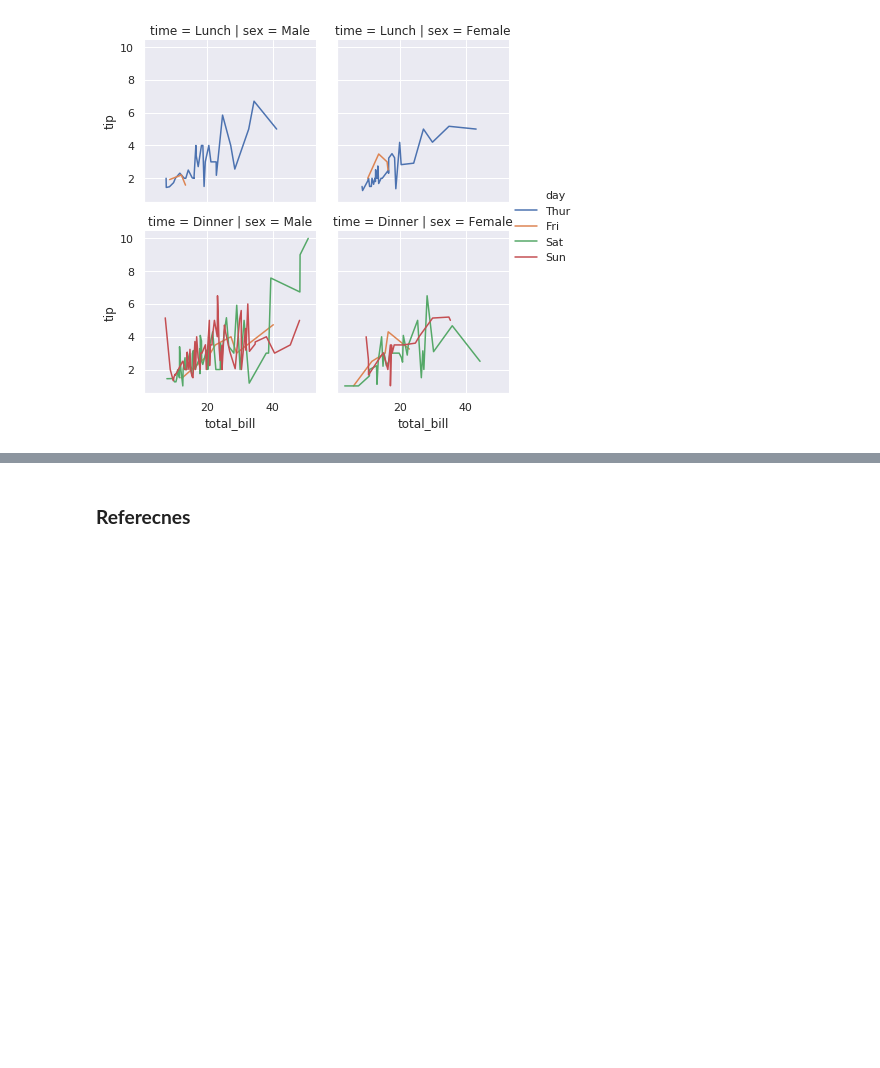
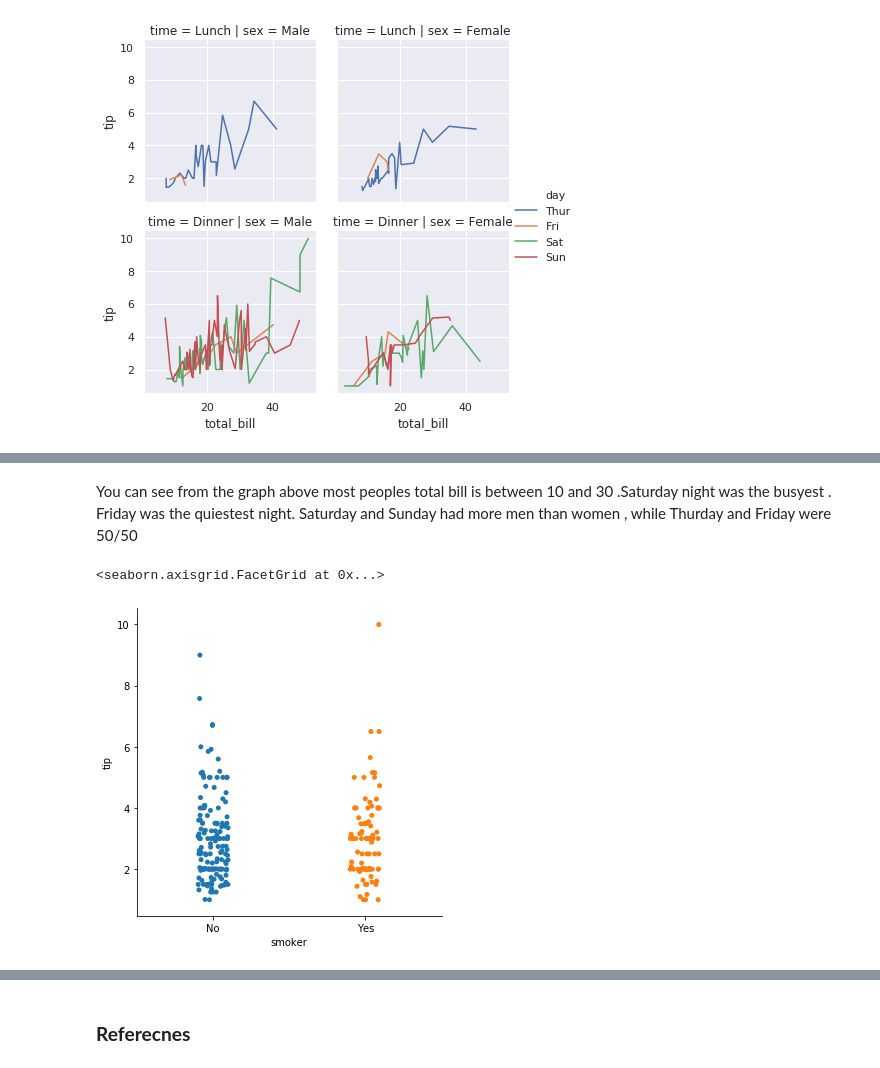
Before and after one commit to neadie/FundamentalsOfDataAnalysisProject, a Jupyter notebook: DataAnalyticsFundamentals.ipynb, the cells around one changed output, grey strips where cells are left out. Saved outputs shown, nothing was run; the diff lists cells and outputs as text; code cells hidden in the pictures; blank space fills up the shorter version.

```diff
--- a/DataAnalyticsFundamentals.ipynb
+++ b/DataAnalyticsFundamentals.ipynb
@@ -82,0 +97,7 @@ sns.relplot(x="total_bill", y="tip", hue="day",
+# %% [markdown]
+You can see from the graph above most peoples total bill is between 10 and 30 .Saturday night was the busyest . Friday was the quiestest night. Saturday and Sunday had more men than women , while Thurday and Friday were 50/50
+# %%
+sns.catplot(x = "smoker",y="tip",order=["No","Yes"],data=tips)
+# %% [output]
+<seaborn.axisgrid.FacetGrid at 0x...>
+[figure, added]
```
Also changed, not shown: parts of 10 cells of this notebook.
